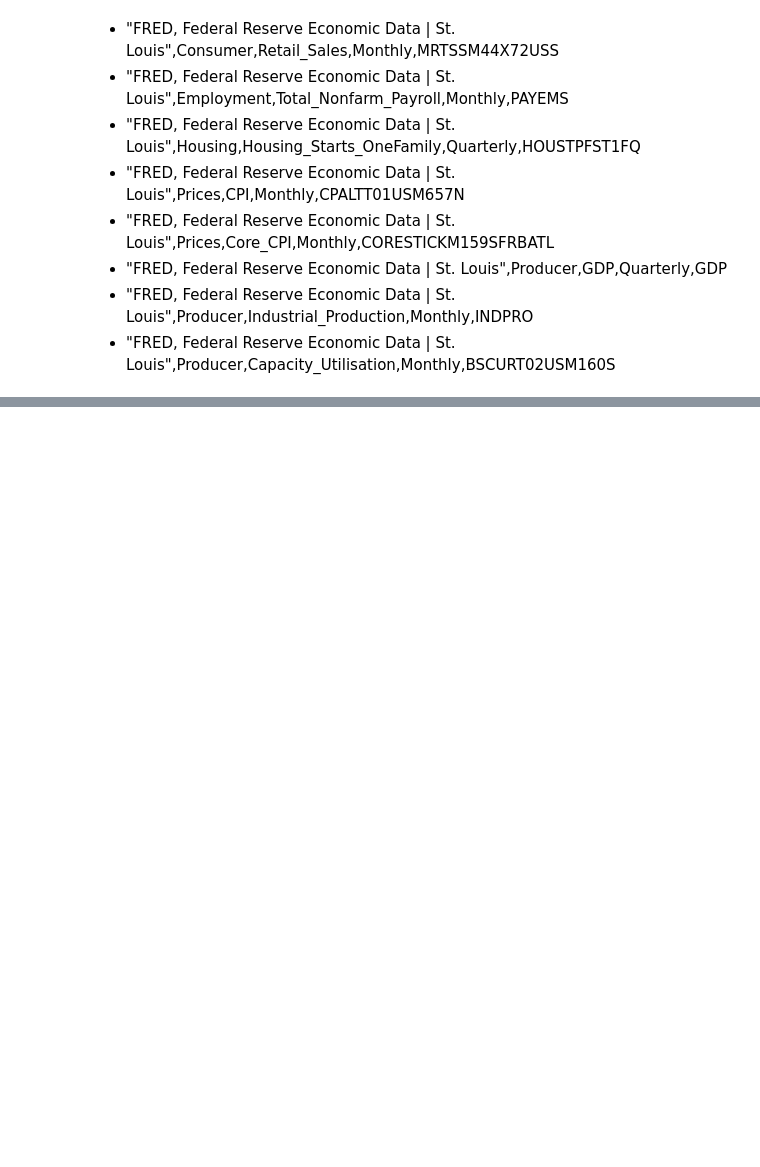
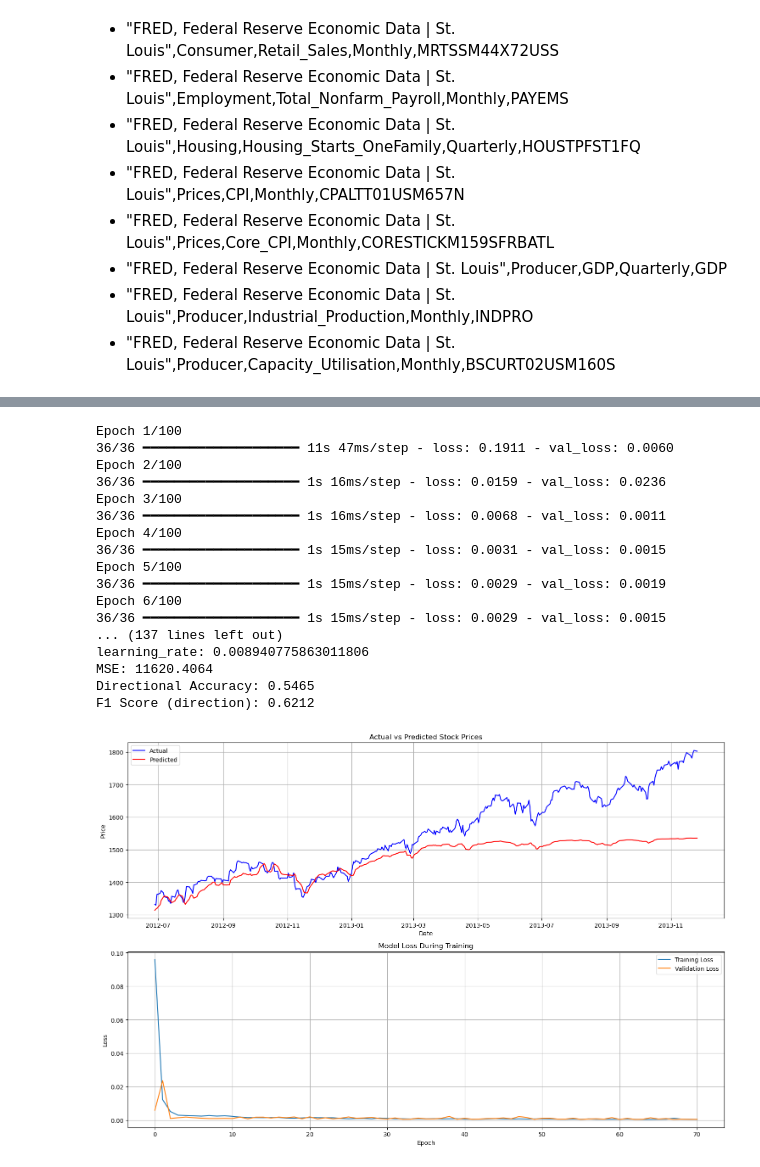
Before and after one commit to jasonlam510/FYP, a Jupyter notebook: archive/src/data-preprocessing/notebook/model_training.ipynb, the cells around one changed output, grey strips where cells are left out. Cells and saved outputs as stored; diff of their text form; code cells hidden in the pictures; blank space fills up the shorter version.

```diff
--- a/src/data-preprocessing/notebook/model_training.ipynb
+++ b/archive/src/data-preprocessing/notebook/model_training.ipynb
@@ -1223,0 +1666,18 @@ F1 Score (direction): 0.5865
+# %%
+best_model, history, predictions, actual, test_dates, best_params = train_and_evaluate_model(
+    news_df=news_df,
+    price_df=spx_mi_df,
+    event_types=EVENT_TYPES,
+    seq_length=seq_length,
+    n_trials=n_trials,
+    build_model_fn=build_lstm_model,  # or your custom model function
+    model_params=None,                    # or pass a dict of extra model params if needed
+    half_life_range=(0.5, 10.0),           # or any range you want to search
+    n_days_range=(1, 10)
+)
+
+plot_results(predictions, actual, test_dates, history)
+
+# Save the model to a file (e.g., HDF5 format)
+best_model.save('LSTM_Model.keras')
+# %% [output]
@@ -1223,0 +1701,18 @@ F1 Score (direction): 0.5865
+Epoch 1/100
+36/36 ━━━━━━━━━━━━━━━━━━━━ 11s 47ms/step - loss: 0.1911 - val_loss: 0.0060
+Epoch 2/100
+36/36 ━━━━━━━━━━━━━━━━━━━━ 1s 16ms/step - loss: 0.0159 - val_loss: 0.0236
+Epoch 3/100
+36/36 ━━━━━━━━━━━━━━━━━━━━ 1s 16ms/step - loss: 0.0068 - val_loss: 0.0011
+Epoch 4/100
+36/36 ━━━━━━━━━━━━━━━━━━━━ 1s 15ms/step - loss: 0.0031 - val_loss: 0.0015
+Epoch 5/100
+36/36 ━━━━━━━━━━━━━━━━━━━━ 1s 15ms/step - loss: 0.0029 - val_loss: 0.0019
+Epoch 6/100
+36/36 ━━━━━━━━━━━━━━━━━━━━ 1s 15ms/step - loss: 0.0029 - val_loss: 0.0015
+... (137 lines left out)
+learning_rate: 0.008940775863011806
+MSE: 11620.4064
+Directional Accuracy: 0.5465
+F1 Score (direction): 0.6212
+[figure, added]
```
Also changed, not shown: parts of 32 cells of this notebook, 42 other files.
